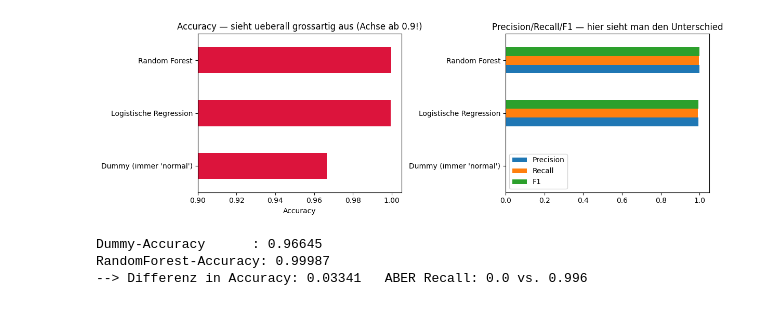
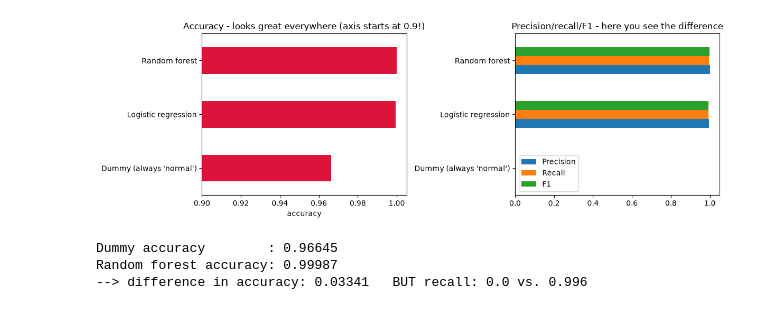
Before and after one commit to TimonLudwig1/Practice-Lab, a Jupyter notebook: xtAI_Learn-Repository/modules/15-ml-for-networks-1/projects/01-basic/solution/flow_classification_solution.ipynb, the cells around one changed output. Drawn from its saved outputs; the diff is of its cells as text; code cells hidden in the pictures.

```diff
--- a/xtAI_Learn-Repository/modules/15-ml-for-networks-1/projects/01-basic/solution/flow_classification_solution.ipynb
+++ b/xtAI_Learn-Repository/modules/15-ml-for-networks-1/projects/01-basic/solution/flow_classification_solution.ipynb
@@ -191,25 +193,25 @@ Wir vergleichen drei Modelle:
 # %%
 X_train, X_test, y_train, y_test = train_test_split(
     X, y, test_size=0.3, stratify=y, random_state=RANDOM_STATE)
-print("Train:", X_train.shape, "| Test:", X_test.shape)
+print("Train:", X_train.shape, "| test:", X_test.shape)
 
-modelle = {
-    "Dummy (immer 'normal')": DummyClassifier(strategy="most_frequent"),
-    "Logistische Regression": make_pipeline(StandardScaler(),
-                                            LogisticRegression(max_iter=1000)),
-    "Random Forest": RandomForestClassifier(n_estimators=100, n_jobs=-1,
+models = {
+    "Dummy (always 'normal')": DummyClassifier(strategy="most_frequent"),
+    "Logistic regression": make_pipeline(StandardScaler(),
+                                         LogisticRegression(max_iter=1000)),
+    "Random forest": RandomForestClassifier(n_estimators=100, n_jobs=-1,
                                             random_state=RANDOM_STATE),
 }
 
-ergebnisse = {}
-for name, m in modelle.items():
+results = {}
+for name, m in models.items():
     m.fit(X_train, y_train)
     pred = m.predict(X_test)
     acc = accuracy_score(y_test, pred)
     pr, rc, f1, _ = precision_recall_fscore_support(y_test, pred, average="binary",
                                                     zero_division=0)
-    ergebnisse[name] = dict(Accuracy=acc, Precision=pr, Recall=rc, F1=f1)
-    print(f"{name:24s} fertig.")
+    results[name] = dict(Accuracy=acc, Precision=pr, Recall=rc, F1=f1)
+    print(f"{name:24s} done.")
 
-pd.DataFrame(ergebnisse).T.round(5)
+pd.DataFrame(results).T.round(5)
 # %% [output]
@@ -239,20 +241,20 @@ Projekt 02 und ist deutlich unangenehmer.
 # %%
-df_erg = pd.DataFrame(ergebnisse).T
+df_results = pd.DataFrame(results).T
 fig, (ax1, ax2) = plt.subplots(1, 2, figsize=(12, 4))
-df_erg["Accuracy"].plot.barh(ax=ax1, color="crimson", xlim=(0.9, 1.005))
-ax1.set(title="Accuracy — sieht ueberall grossartig aus (Achse ab 0.9!)", xlabel="Accuracy")
-df_erg[["Precision", "Recall", "F1"]].plot.barh(ax=ax2)
-ax2.set(title="Precision/Recall/F1 — hier sieht man den Unterschied", xlim=(0, 1.05))
+df_results["Accuracy"].plot.barh(ax=ax1, color="crimson", xlim=(0.9, 1.005))
+ax1.set(title="Accuracy - looks great everywhere (axis starts at 0.9!)", xlabel="accuracy")
+df_results[["Precision", "Recall", "F1"]].plot.barh(ax=ax2)
+ax2.set(title="Precision/recall/F1 - here you see the difference", xlim=(0, 1.05))
 plt.tight_layout(); plt.show()
 
-print("Dummy-Accuracy      :", round(ergebnisse["Dummy (immer 'normal')"]["Accuracy"], 5))
-print("RandomForest-Accuracy:", round(ergebnisse["Random Forest"]["Accuracy"], 5))
-print("--> Differenz in Accuracy:",
-      round(ergebnisse["Random Forest"]["Accuracy"]-ergebnisse["Dummy (immer 'normal')"]["Accuracy"], 5),
-      "  ABER Recall: 0.0 vs.",
-      round(ergebnisse["Random Forest"]["Recall"], 3))
+print("Dummy accuracy        :", round(results["Dummy (always 'normal')"]["Accuracy"], 5))
+print("Random forest accuracy:", round(results["Random forest"]["Accuracy"], 5))
+print("--> difference in accuracy:",
+      round(results["Random forest"]["Accuracy"]-results["Dummy (always 'normal')"]["Accuracy"], 5),
+      "  BUT recall: 0.0 vs.",
+      round(results["Random forest"]["Recall"], 3))
 # %% [output]
-[figure, old version]
+[figure, new version]
-Dummy-Accuracy      : 0.96645
-RandomForest-Accuracy: 0.99987
---> Differenz in Accuracy: 0.03341   ABER Recall: 0.0 vs. 0.996
+Dummy accuracy        : 0.96645
+Random forest accuracy: 0.99987
+--> difference in accuracy: 0.03341   BUT recall: 0.0 vs. 0.996
```
Also changed, not shown: parts of 28 cells of this notebook, 2 other files.
